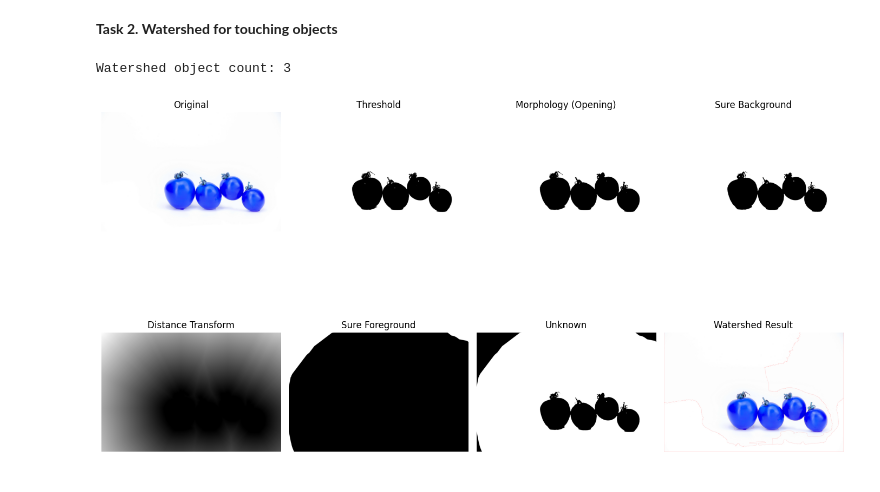
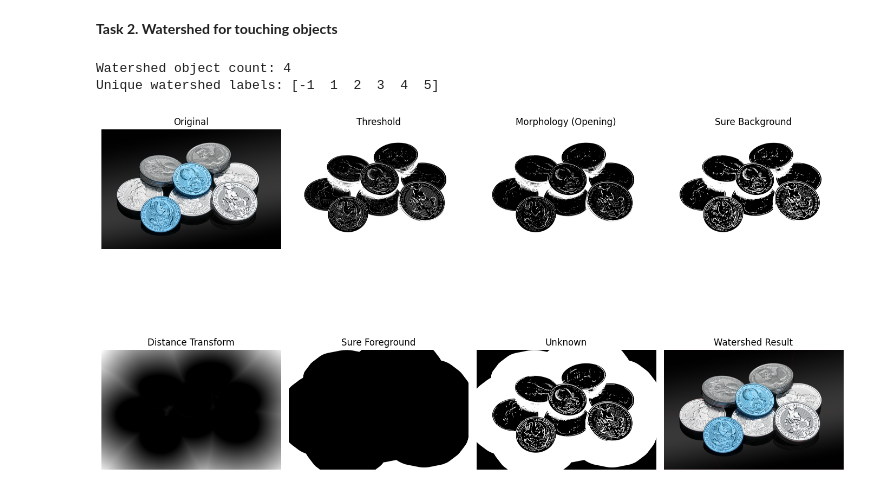
Before and after one commit to kcbesa/cv_practical_work, a Jupyter notebook: csc6502-prac5-CHIPOMPO/practical_5.ipynb, the cells around one changed output. Cells and saved outputs as stored; diff of their text form; code cells hidden in the pictures.

```diff
--- a/csc6502-prac5-CHIPOMPO/practical_5.ipynb
+++ b/csc6502-prac5-CHIPOMPO/practical_5.ipynb
@@ -20,9 +20,11 @@ from google.colab import files
 # %%
 notebook_path = '/content/drive/My Drive/colab/CSC6502 - Computer Vision/cv_practical_work/csc6502-prac5-CHIPOMPO/images/notebook.jpg'
 mask_path = '/content/drive/My Drive/colab/CSC6502 - Computer Vision/cv_practical_work/csc6502-prac5-CHIPOMPO/images/notebook_mask.png'
-coins_path = '/content/drive/My Drive/colab/CSC6502 - Computer Vision/cv_practical_work/csc6502-prac5-CHIPOMPO/images/coins.jpg'
-tomatoes_path = '/content/drive/My Drive/colab/CSC6502 - Computer Vision/cv_practical_work/csc6502-prac5-CHIPOMPO/images/tomatoes2.jpg'
+coins_path = '/content/drive/My Drive/colab/CSC6502 - Computer Vision/cv_practical_work/csc6502-prac5-CHIPOMPO/images/coins2.jpg'
+tomatoes_path = '/content/drive/My Drive/colab/CSC6502 - Computer Vision/cv_practical_work/csc6502-prac5-CHIPOMPO/images/tomatoes1.jpg'
 rock_path = '/content/drive/My Drive/colab/CSC6502 - Computer Vision/cv_practical_work/csc6502-prac5-CHIPOMPO/images/rock.jpg'
+people_walking_path = '/content/drive/My Drive/colab/CSC6502 - Computer Vision/cv_practical_work/csc6502-prac5-CHIPOMPO/images/people_walking.jpg'
+street_scene_path = '/content/drive/My Drive/colab/CSC6502 - Computer Vision/cv_practical_work/csc6502-prac5-CHIPOMPO/images/street_scene.jpg'
 # %%
 def img_read(path, gray=True):
   if gray:
@@ -107,63 +109,64 @@ Adaptive Gaussian IoU: 0.041
 **Task 2. Watershed for touching objects**
 # %%
 
-# --- Load grayscale image ---
-gray_img = img_read(tomatoes_path)
+# Load grayscale image
+gray_img = img_read(coins_path)
 #gray = cv2.cvtColor(img, cv2.COLOR_BGR2GRAY)
 
-# --- Step 1: Threshold (binary image) ---
-_, thresh = cv2.threshold(gray_img, 0, 255, cv2.THRESH_BINARY + cv2.THRESH_OTSU)
+# Step 1. Threshold (binary image)
+_, thresh = cv2.threshold(gray_img, 0, 255, cv2.THRESH_BINARY_INV + cv2.THRESH_OTSU)
 
-# --- Step 2: Morphological cleanup ---
+# Step 2. Morphological cleanup
 kernel = np.ones((3,3), np.uint8)
 opening = cv2.morphologyEx(thresh, cv2.MORPH_OPEN, kernel, iterations=2)
 
-# --- Step 3: Sure background (dilate) ---
+# Step 3. Sure background (dilate)
 sure_bg = cv2.dilate(opening, kernel, iterations=3)
 
-# --- Step 4: Distance transform ---
+# Step 4: Distance transform
 dist_transform = cv2.distanceTransform(opening, cv2.DIST_L2, 5)
 # Normalize for visualization
 dist_norm = cv2.normalize(dist_transform, None, 0, 1.0, cv2.NORM_MINMAX)
 
-# --- Step 5: Sure foreground (threshold distance map) ---
-_, sure_fg = cv2.threshold(dist_transform, 0.7*dist_transform.max(), 255, 0)
+# Step 5: Sure foreground (threshold distance map)
+_, sure_fg = cv2.threshold(dist_transform, 0.5*dist_transform.max(), 255, 0)
 sure_fg = np.uint8(sure_fg)
 
-# --- Step 6: Unknown region ---
+# Step 6: Unknown region
 unknown = cv2.subtract(sure_bg, sure_fg)
 
-# --- Step 7: Marker labelling ---
+# Step 7: Marker labelling
 _, markers = cv2.connectedComponents(sure_fg)
 markers = markers + 1  # ensure background is not 0 but 1
 markers[unknown == 255] = 0
 
-# --- Step 8: Watershed ---
-rgb_img = img_read(tomatoes_path, gray=False)
+# Step 8: Watershed
+rgb_img = img_read(coins_path, gray=False)
 markers = cv2.watershed(rgb_img, markers)
 segmented = rgb_img.copy()
 segmented[markers == -1] = [255,0,0]
 
 # Count unique labels (excluding background and boundary)
 labels = np.unique(markers)
 object_count = len(labels[(labels != -1) & (labels != 1)])
 print("Watershed object count:", object_count)
-
-# --- Visualization ---
+print("Unique watershed labels:", np.unique(markers))
+# Visualization
 titles = ["Original", "Threshold", "Morphology (Opening)",
           "Sure Background", "Distance Transform",
           "Sure Foreground", "Unknown", "Watershed Result"]
 images = [rgb_img, thresh, opening, sure_bg, dist_norm, sure_fg, unknown, segmented]
 
 plt.figure(figsize=(14,10))
 for i in range(len(images)):
     plt.subplot(2,4,i+1)
     cmap = "gray" if len(images[i].shape)==2 else None
     plt.imshow(images[i], cmap=cmap)
     plt.title(titles[i])
     plt.axis("off")
 plt.tight_layout()
 plt.show()
 # %% [output]
-Watershed object count: 3
+Watershed object count: 4
+Unique watershed labels: [-1  1  2  3  4  5]
-[figure, old version]
+[figure, new version]
```
Also changed, not shown: parts of 7 cells of this notebook, 18 other files.
